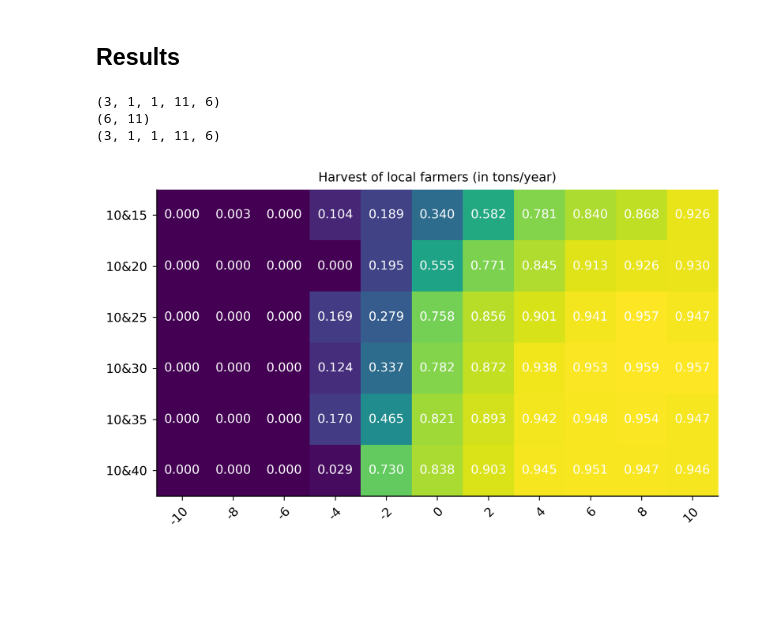
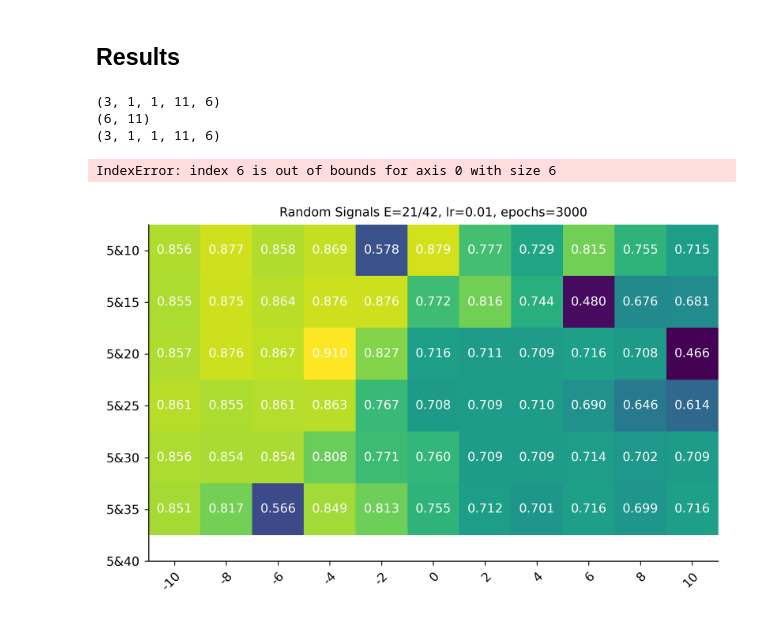
Before and after one commit to GerritFischer/MC-TDE-DP-GMM, a Jupyter notebook: analyze_results.ipynb, the cells around one changed output. Saved outputs shown, nothing was run; the diff lists cells and outputs as text; code cells hidden in the pictures; blank space fills up the shorter version.

```diff
--- a/analyze_results.ipynb
+++ b/analyze_results.ipynb
@@ -102,7 +102,7 @@ from nds_toolbox.models.dpgmm_numpyro import fit_DPGMM, truncate, get_states
 from sklearn.metrics import matthews_corrcoef
 import jax.numpy as jnp
 
-num_emb = 15
+num_emb = 21
 
 mccs = np.empty_like(results)
 
@@ -157,8 +157,8 @@ for s_id, sample in enumerate(results):
                     num_effective_states = len(trunc_weights)
                     est_states_dpgmm = get_states(tde_signal, trunc_means, trunc_covs, trunc_weights)
                     est_states_dpgmm = imputing_mode(est_states_dpgmm, min_samples=3)
-                    est_states_dpgmm_onehot = np.eye(4)[est_states_dpgmm]
-                    trimmed_states_onehot = np.eye(4)[trimmed_states]
+                    est_states_dpgmm_onehot = np.eye(num_effective_states)[est_states_dpgmm]
+                    trimmed_states_onehot = np.eye(num_effective_states)[trimmed_states]
 
                     order, est_states_dpgmm_onehot = match_states(trimmed_states_onehot, est_states_dpgmm_onehot, verbose=False)
                     est_states_dpgmm = np.argmax(est_states_dpgmm_onehot, axis=1)
@@ -194,7 +326,7 @@ import matplotlib
 import numpy as np
 import matplotlib.gridspec as gridspec
 
-samples = 3
+samples = len(results)
 formatted_mccs = np.empty((len(results[0,0,0,0]), len(results[0,0,0])), dtype=float)
 
 print(mccs.shape)
@@ -207,33 +339,35 @@ for snrs_id, snrs in enumerate(mccs[0,0,0]):
         formatted_mccs[mcc_id, snrs_id] = summed_mcc / samples
 print(formatted_mccs.shape)
 
 print(results.shape)
 
 snrs = ["-10", "-8", "-6", "-4","-2","0", "2", "4", "6", "8", "10"]
-sigs = ["10&15", "10&20", "10&25", "10&30", "10&35", "10&40"]
+sigs = ["5&10", "5&15",  "5&20", "5&25","5&30", "5&35", "5&40"]
 
 valfmt = matplotlib.ticker.StrMethodFormatter("{x:.3f}")
 fig, ax = plt.subplots()
 im = ax.imshow(formatted_mccs, cmap="viridis")
+ax.set_title("Random Signals E=21/42, lr=0.01, epochs=3000")
 
 # Show all ticks and label them with the respective list entries
 ax.set_xticks(range(len(snrs)), labels=snrs,
               rotation=45, ha="right", rotation_mode="anchor")
 ax.set_yticks(range(len(sigs)), labels=sigs)
 
 # Loop over data dimensions and create text annotations.
 for i in range(len(sigs)):
     for j in range(len(snrs)):
         text = ax.text(j, i, valfmt(formatted_mccs[i, j]),
                        ha="center", va="center", color="w")
 
-ax.set_title("Harvest of local farmers (in tons/year)")
+
 fig.tight_layout()
 plt.show()
 
 #plt.show()
 # %% [output]
 (3, 1, 1, 11, 6)
 (6, 11)
 (3, 1, 1, 11, 6)
+IndexError: index 6 is out of bounds for axis 0 with size 6
-[figure, old version]
+[figure, new version]
```
Also changed, not shown: parts of 5 cells of this notebook, 3 other files.
